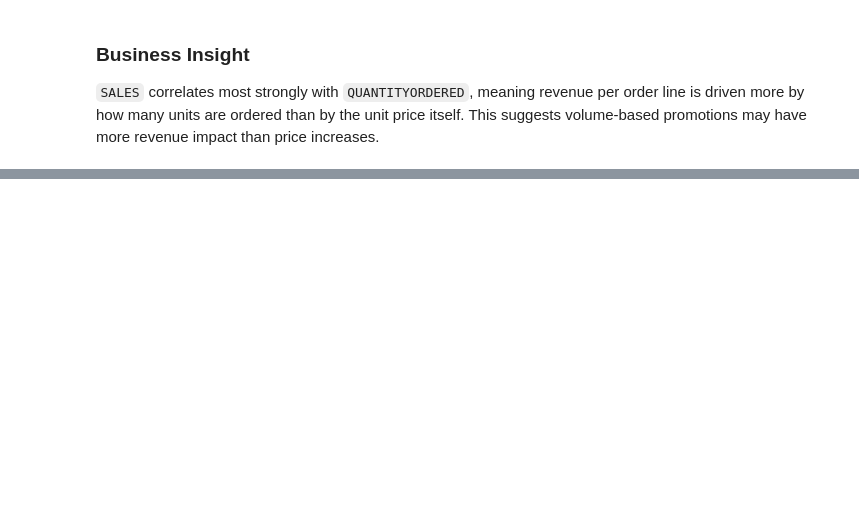
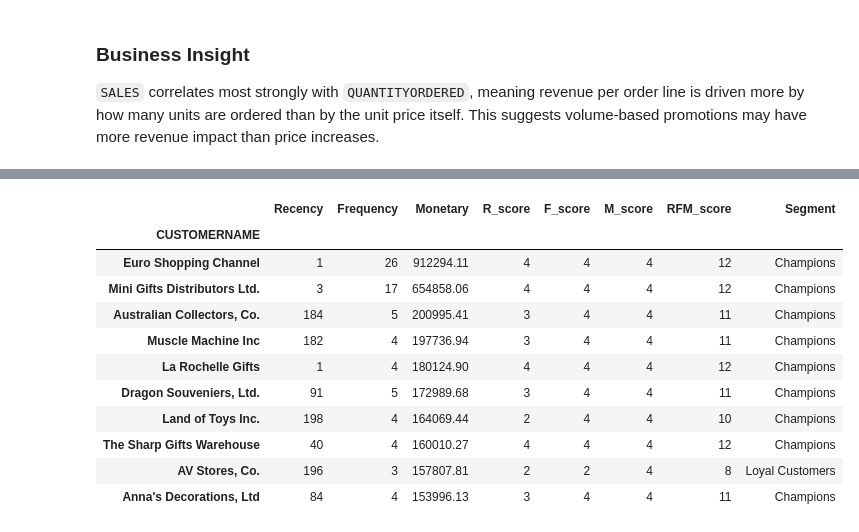
Before and after one commit to MasoudKamali7/sales-analysis, a Jupyter notebook: notebooks/sales_analysis.ipynb, the cells around one changed output, grey strips where cells are left out. Drawn from its saved outputs; the diff is of its cells as text; code cells hidden in the pictures; blank space fills up the shorter version.

```diff
--- a/notebooks/sales_analysis.ipynb
+++ b/notebooks/sales_analysis.ipynb
@@ -278,0 +492,35 @@ plt.show()
+# %%
+# Score each dimension into quartiles (1 = worst, 4 = best)
+rfm["R_score"] = pd.qcut(rfm["Recency"], 4, labels=[4, 3, 2, 1]).astype(int)
+rfm["F_score"] = pd.qcut(rfm["Frequency"].rank(method="first"), 4, labels=[1, 2, 3, 4]).astype(int)
+rfm["M_score"] = pd.qcut(rfm["Monetary"], 4, labels=[1, 2, 3, 4]).astype(int)
+
+rfm["RFM_score"] = rfm["R_score"] + rfm["F_score"] + rfm["M_score"]
+
+def segment(row):
+    if row["RFM_score"] >= 10:
+        return "Champions"
+    elif row["RFM_score"] >= 8:
+        return "Loyal Customers"
+    elif row["RFM_score"] >= 6:
+        return "Potential Loyalists"
+    elif row["R_score"] <= 2 and row["M_score"] >= 3:
+        return "At Risk"
+    else:
+        return "Needs Attention"
+
+rfm["Segment"] = rfm.apply(segment, axis=1)
+rfm.sort_values("Monetary", ascending=False).head(10)
+# %% [output]
+|  | Recency | Frequency | Monetary | R_score | F_score | M_score | RFM_score | Segment |
+| CUSTOMERNAME |  |  |  |  |  |  |  |  |
+| Euro Shopping Channel | 1 | 26 | 912294.11 | 4 | 4 | 4 | 12 | Champions |
+| Mini Gifts Distributors Ltd. | 3 | 17 | 654858.06 | 4 | 4 | 4 | 12 | Champions |
+| Australian Collectors, Co. | 184 | 5 | 200995.41 | 3 | 4 | 4 | 11 | Champions |
+| Muscle Machine Inc | 182 | 4 | 197736.94 | 3 | 4 | 4 | 11 | Champions |
+| La Rochelle Gifts | 1 | 4 | 180124.90 | 4 | 4 | 4 | 12 | Champions |
+| Dragon Souveniers, Ltd. | 91 | 5 | 172989.68 | 3 | 4 | 4 | 11 | Champions |
+| Land of Toys Inc. | 198 | 4 | 164069.44 | 2 | 4 | 4 | 10 | Champions |
+| The Sharp Gifts Warehouse | 40 | 4 | 160010.27 | 4 | 4 | 4 | 12 | Champions |
+| AV Stores, Co. | 196 | 3 | 157807.81 | 2 | 2 | 4 | 8 | Loyal Customers |
+| Anna's Decorations, Ltd | 84 | 4 | 153996.13 | 3 | 4 | 4 | 11 | Champions |
```
Also changed, not shown: parts of 32 cells of this notebook, 11 other files.
